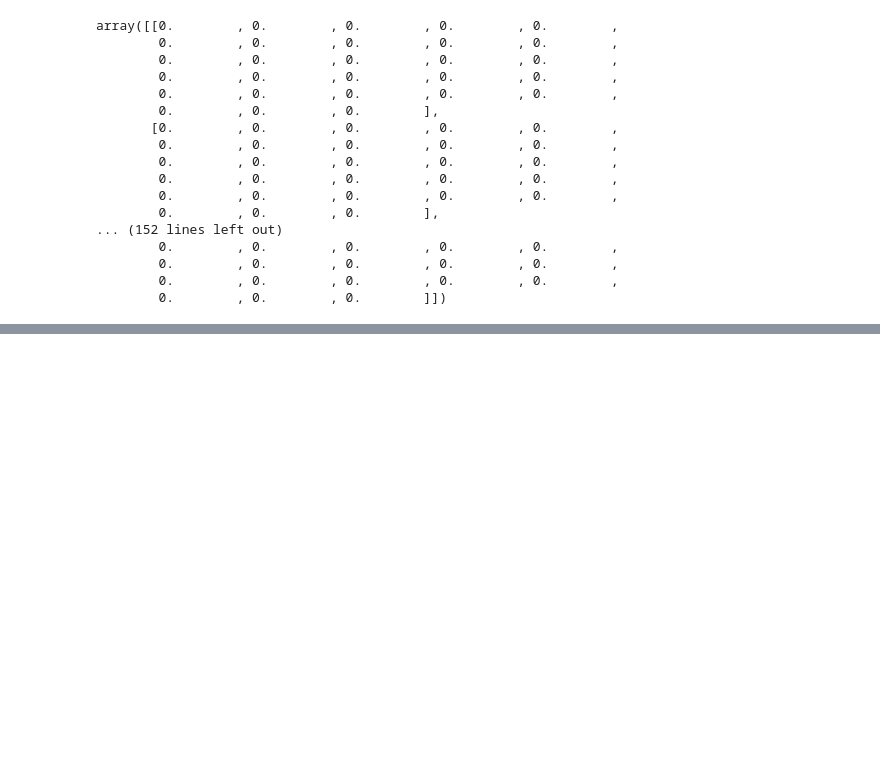
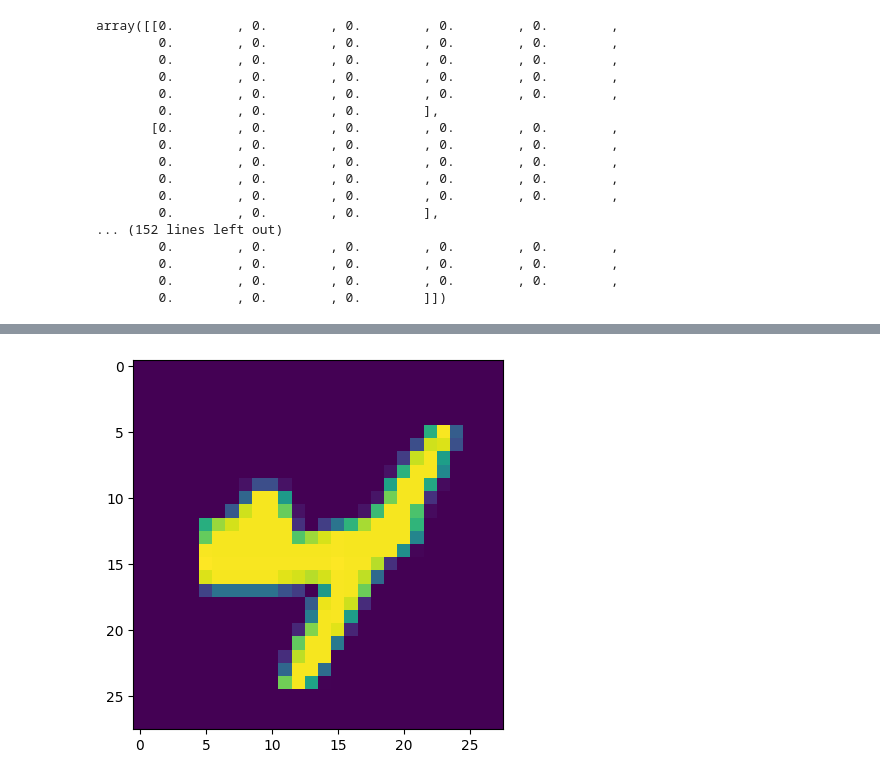
Before and after one commit to Omihase44/Deep-Learning-LP-IV, a Jupyter notebook: exp2.ipynb, the cells around one changed output, grey strips where cells are left out. Saved outputs shown, nothing was run; the diff lists cells and outputs as text; code cells hidden in the pictures; blank space fills up the shorter version.

```diff
--- a/exp2.ipynb
+++ b/exp2.ipynb
@@ -101,0 +133,6 @@ Model: "sequential"
+# %%
+n=random.randint(0,9999)
+plt.imshow(x_test[n])
+plt.show()
+# %% [output]
+[figure, added]
```
Also changed, not shown: parts of 12 cells of this notebook, 3 other files.
